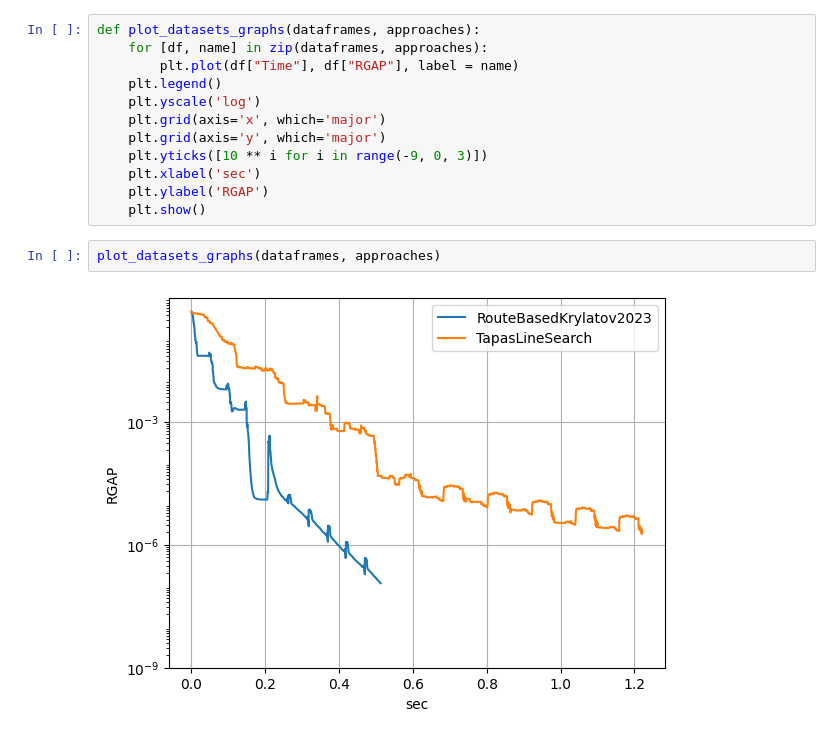
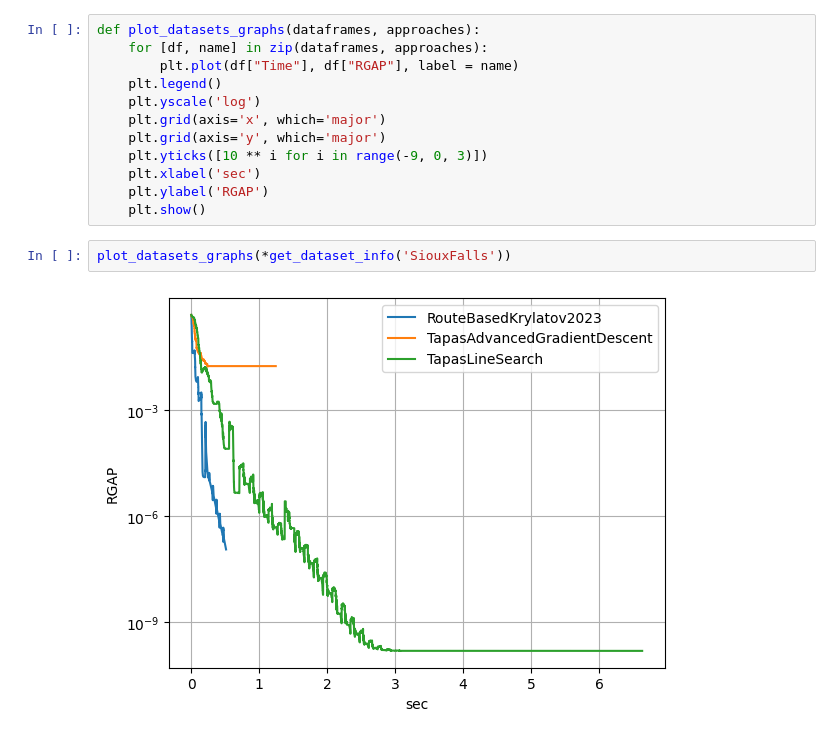
Before and after one commit to baspresso/TrafficAssignmentApproaches, a Jupyter notebook: TrafficAssignmentApproaches/scripts/graphs_plotting.ipynb, the cells around one changed output. Cells and saved outputs as stored; diff of their text form.

```diff
--- a/TrafficAssignmentApproaches/scripts/graphs_plotting.ipynb
+++ b/TrafficAssignmentApproaches/scripts/graphs_plotting.ipynb
@@ -57,7 +59,7 @@ def plot_datasets_graphs(dataframes, approaches):
     plt.xlabel('sec')
     plt.ylabel('RGAP')
     plt.show()
-# %%
-plot_datasets_graphs(dataframes, approaches)
-# %% [output]
-[figure, removed]
+# %%
+plot_datasets_graphs(*get_dataset_info('SiouxFalls'))
+# %% [output]
+[figure, added]
```
Also changed, not shown: parts of 3 cells of this notebook, 11 other files.
